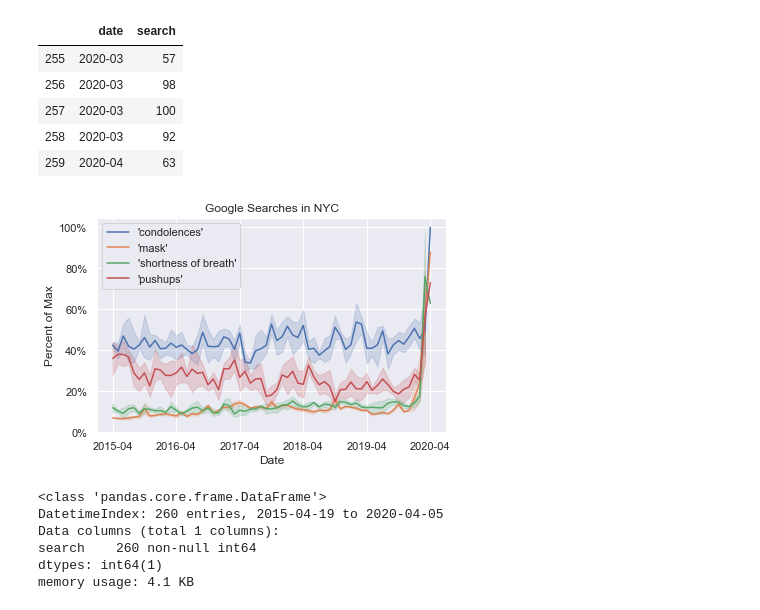
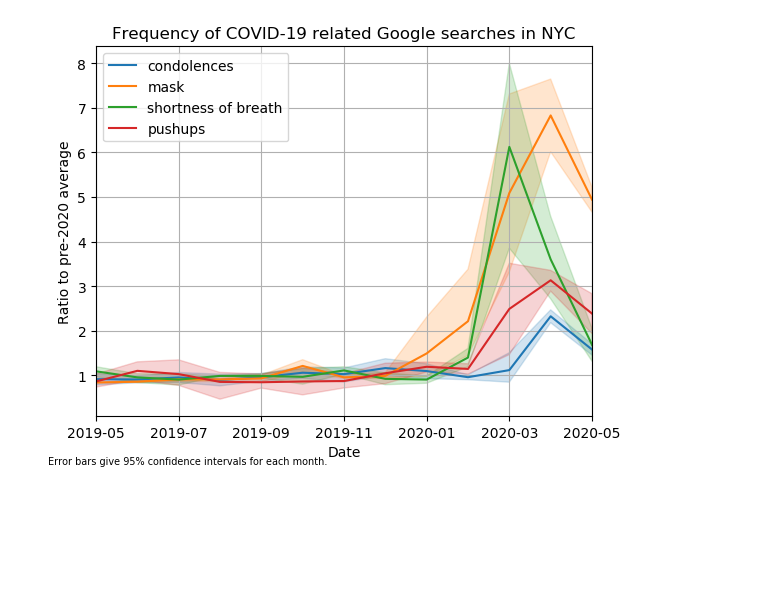
Before and after one commit to jessebmurray/COVID-19, a Jupyter notebook: condolences.ipynb, the cells around one changed output. Saved outputs shown, nothing was run; the diff lists cells and outputs as text; code cells hidden in the pictures; blank space fills up the shorter version.

Commit message:
redid and updated covid searches

```diff
--- a/condolences.ipynb
+++ b/condolences.ipynb
@@ -17,4 +5,0 @@ push.date = push.date.apply(lambda x: x.strftime('%Y-%m'))
-# %%
-df = df.rename(columns={'Week': 'date', 'condolences: (New York NY)': 'search'})
-# %%
-df.set_index('date', inplace=True)
@@ -27,3 +5,0 @@ dfmc.date = dfmc.date.apply(lambda x: x.strftime('%Y-%m'))
-# %%
-df.set_index('date', inplace=True)
-dfm = df.resample("M") # gets the median for each month
@@ -88,9 +5,0 @@ mask.head()
-# %%
-short.tail()
-# %% [output]
-|  | date | search |
-| 255 | 2020-03 | 57 |
-| 256 | 2020-03 | 98 |
-| 257 | 2020-03 | 100 |
-| 258 | 2020-03 | 92 |
-| 259 | 2020-04 | 63 |
@@ -96,0 +24,5 @@ short.tail()
+# %%
+cond = reformat_google('condolences_5_15.csv')
+short = reformat_google('shortness_5_15.csv')
+push = reformat_google('pushups_5_15.csv')
+mask = reformat_google('mask_5_15.csv')
@@ -97,27 +31,23 @@ short.tail()
 # %%
-from matplotlib.ticker import PercentFormatter
-plt.gca().yaxis.set_major_formatter(PercentFormatter(100))
-sns.lineplot(x='date', y='search', data=dfmc, label='\'condolences\'')
-sns.lineplot(x='date', y='search', data=mask, label='\'mask\'')
-sns.lineplot(x='date', y='search', data=short, label='\'shortness of breath\'')
-sns.lineplot(x='date', y='search', data=push, label='\'pushups\'')
-plt.xticks(list(range(0, 61, 12)))
+plt.style.use('default')
+sns.lineplot(x='date', y='search', data=cond, label='condolences')
+sns.lineplot(x='date', y='search', data=mask, label='mask')
+sns.lineplot(x='date', y='search', data=short, label='shortness of breath')
+sns.lineplot(x='date', y='search', data=push, label='pushups')
+
+# Start from 12th month and show every 2 months
+plt.xticks(list(range(12, cond.date.nunique(), 2)))
+plt.xlim(12, cond.date.nunique() - 1)
+
 plt.xlabel('Date')
-plt.ylabel('Percent of Max')
-plt.yticks(range(0, 120, 20))
+plt.ylabel('Ratio to pre-2020 average')
 plt.legend()
-plt.title('Google Searches in NYC')
-plt.tight_layout()
-# plt.savefig('covid1.png', dpi=300)
+plt.title('Frequency of COVID-19 related Google searches in NYC')
+plt.grid(0.4)
+# plt.tight_layout()
+plt.figtext(0.05, 0.01, 'Error bars give 95% confidence intervals for each month.',
+            horizontalalignment='left', fontsize=7)
+plt.savefig('covid_searches.png', dpi=300)
 plt.show()
 # %% [output]
-[figure, old version]
+[figure, new version]
-# %%
-df.info()
-# %% [output]
-<class 'pandas.core.frame.DataFrame'>
-DatetimeIndex: 260 entries, 2015-04-19 to 2020-04-05
-Data columns (total 1 columns):
-search    260 non-null int64
-dtypes: int64(1)
-memory usage: 4.1 KB
```
Also changed, not shown: parts of 25 cells of this notebook, 3 other files.
